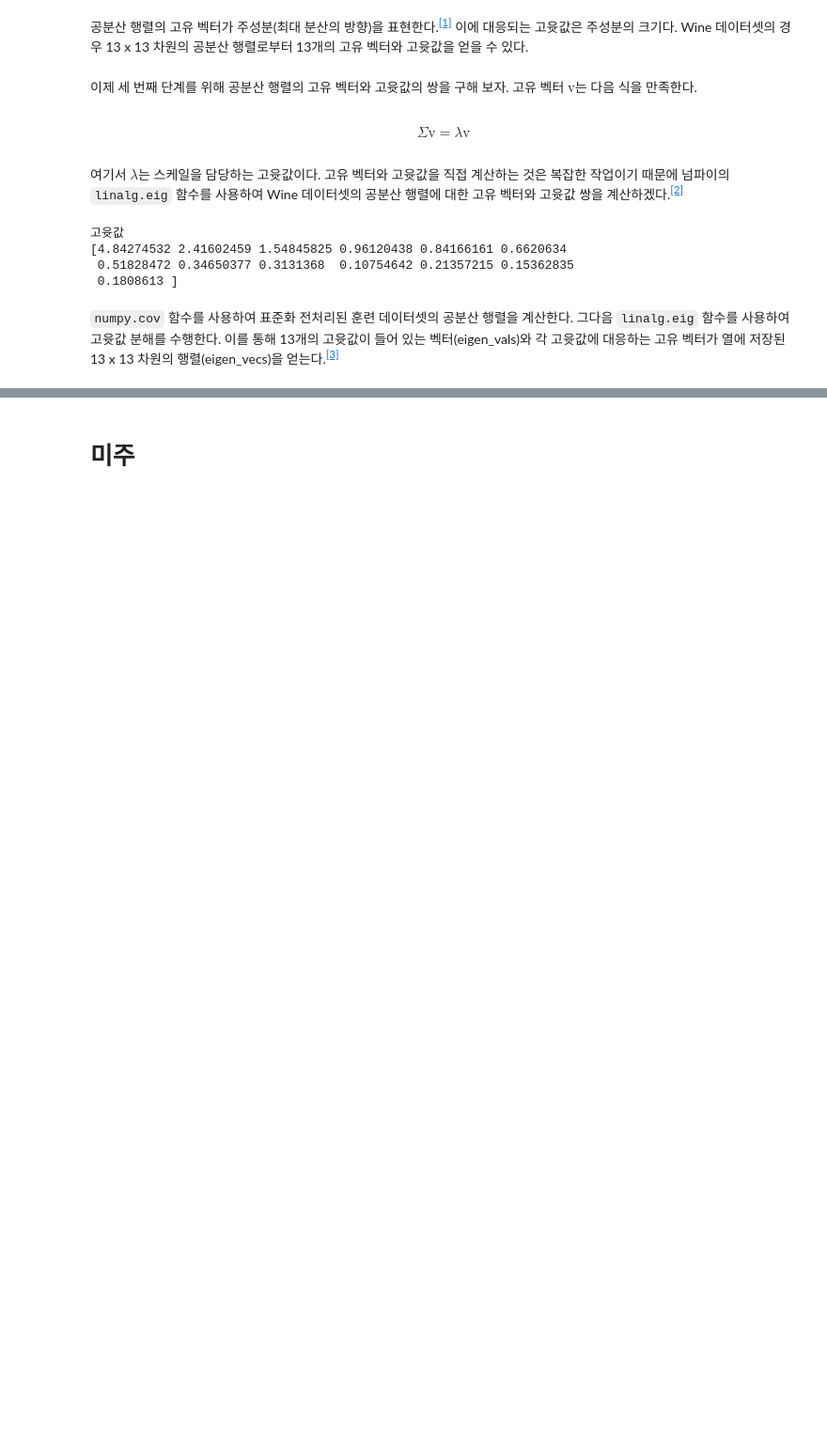
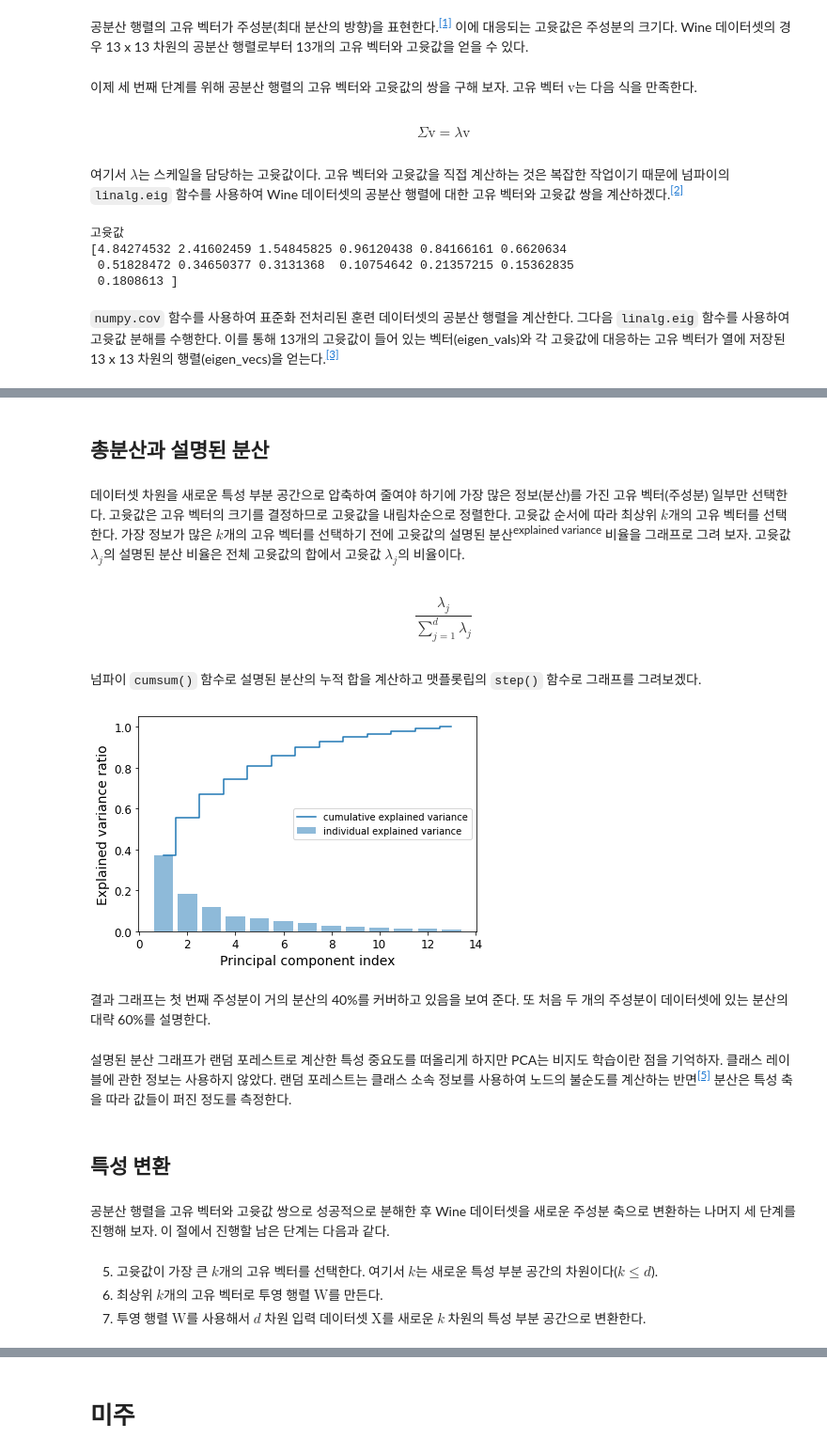
Before and after one commit to Sameta-cani/jwork, a Jupyter notebook: PCA.ipynb, the cells around one changed output, grey strips where cells are left out. Shown: that part at 94% size. Saved outputs shown, nothing was run; the diff lists cells and outputs as text; code cells hidden in the pictures; blank space fills up the shorter version.

```diff
--- a/PCA.ipynb
+++ b/PCA.ipynb
@@ -240,0 +255,41 @@ print('\n고윳값 \n%s' % eigen_vals)
+# %% [markdown]
+## 총분산과 설명된 분산
+# %% [markdown]
+데이터셋 차원을 새로운 특성 부분 공간으로 압축하여 줄여야 하기에 가장 많은 정보(분산)를 가진 고유 벡터(주성분) 일부만 선택한다. 고윳값은 고유 벡터의 크기를 결정하므로 고윳값을 내림차순으로 정렬한다. 고윳값 순서에 따라 최상위 $k$개의 고유 벡터를 선택한다. 가장 정보가 많은 $k$개의 고유 벡터를 선택하기 전에 고윳값의 설명된 분산<sup>explained variance</sup> 비율을 그래프로 그려 보자. 고윳값 $\lambda_j$의 설명된 분산 비율은 전체 고윳값의 합에서 고윳값 $\lambda_j$의 비율이다.
+# %% [markdown]
+$$
+\frac{\lambda_j}{\sum_{j=1}^d\lambda_j}
+$$
+# %% [markdown]
+넘파이 <code>cumsum()</code> 함수로 설명된 분산의 누적 합을 계산하고 맷플롯립의 <code>step()</code> 함수로 그래프를 그려보겠다.
+# %%
+tot = sum(eigen_vals)
+var_exp = [(i / tot) for i in
+           sorted(eigen_vals, reverse=True)]
+cum_var_exp = np.cumsum(var_exp)
+import matplotlib.pyplot as plt
+plt.bar(range(1, 14), var_exp, alpha=0.5, align='center',
+        label='individual explained variance')
+plt.step(range(1, 14), cum_var_exp, where='mid',
+         label='cumulative explained variance')
+plt.ylabel('Explained variance ratio')
+plt.xlabel('Principal component index')
+plt.legend(loc='best')
+plt.tight_layout()
+plt.show()
+# %% [output]
+[figure, added]
+# %% [markdown]
+결과 그래프는 첫 번째 주성분이 거의 분산의 40%를 커버하고 있음을 보여 준다. 또 처음 두 개의 주성분이 데이터셋에 있는 분산의 대략 60%를 설명한다.
+# %% [markdown]
+설명된 분산 그래프가 랜덤 포레스트로 계산한 특성 중요도를 떠올리게 하지만 PCA는 비지도 학습이란 점을 기억하자. 클래스 레이블에 관한 정보는 사용하지 않았다. 랜덤 포레스트는 클래스 소속 정보를 사용하여 노드의 불순도를 계산하는 반면<sup><a id="a05" href="#p05">[5]</a></sup> 분산은 특성 축을 따라 값들이 퍼진 정도를 측정한다.
+# %% [markdown]
+## 특성 변환
+# %% [markdown]
+공분산 행렬을 고유 벡터와 고윳값 쌍으로 성공적으로 분해한 후 Wine 데이터셋을 새로운 주성분 축으로 변환하는 나머지 세 단계를 진행해 보자. 이 절에서 진행할 남은 단계는 다음과 같다.
+# %% [markdown]
+<ol start="5">
+    <li>고윳값이 가장 큰 $k$개의 고유 벡터를 선택한다. 여기서 $k$는 새로운 특성 부분 공간의 차원이다($k\leq d$).</li>
+    <li>최상위 $k$개의 고유 벡터로 투영 행렬 $\mathrm{W}$를 만든다.</li>
+    <li>투영 행렬 $\mathrm{W}$를 사용해서 $d$ 차원 입력 데이터셋 $\mathrm{X}$를 새로운 $k$ 차원의 특성 부분 공간으로 변환한다.</li>
+</ol>
```
Also changed, not shown: parts of 69 cells of this notebook.
